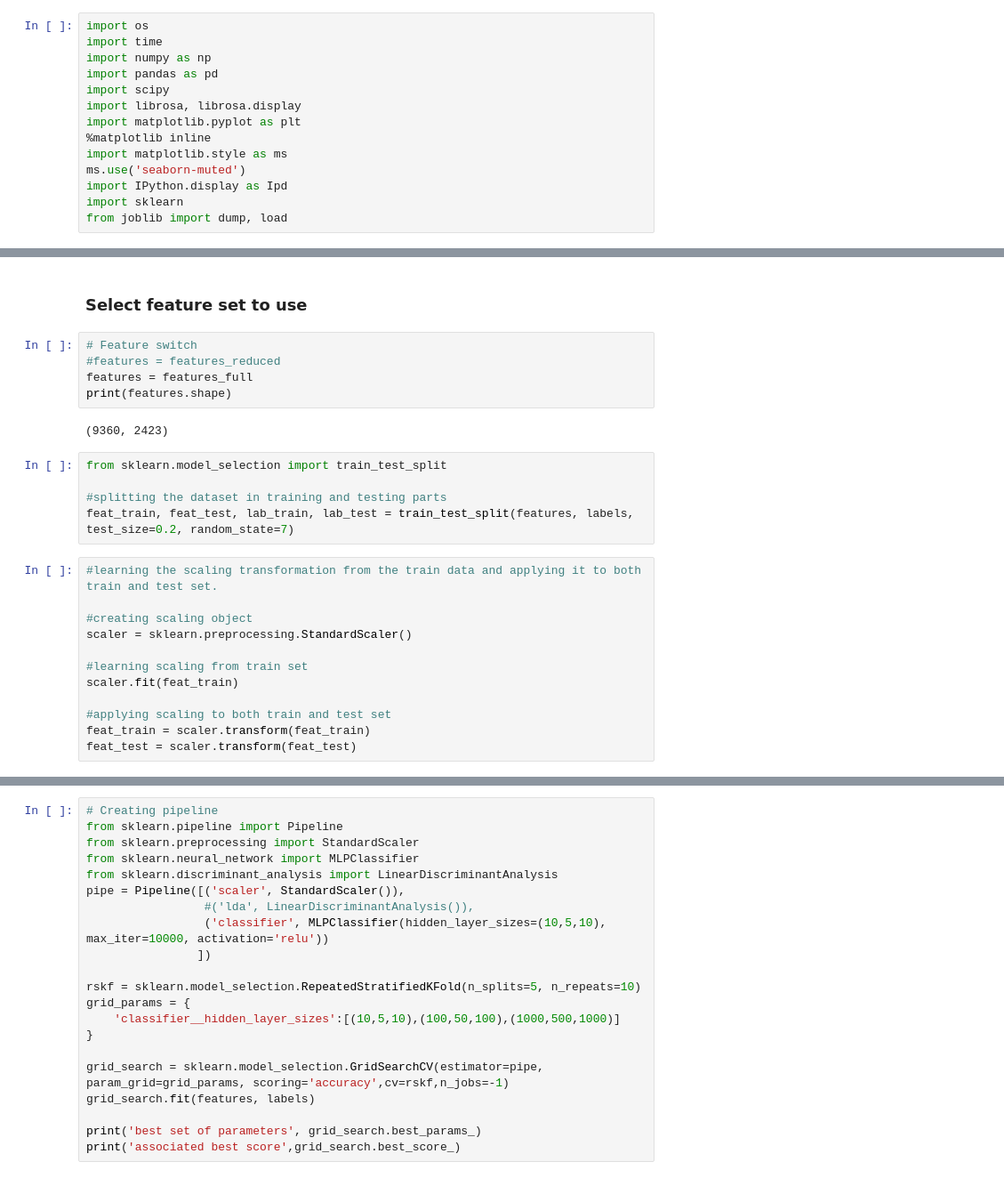
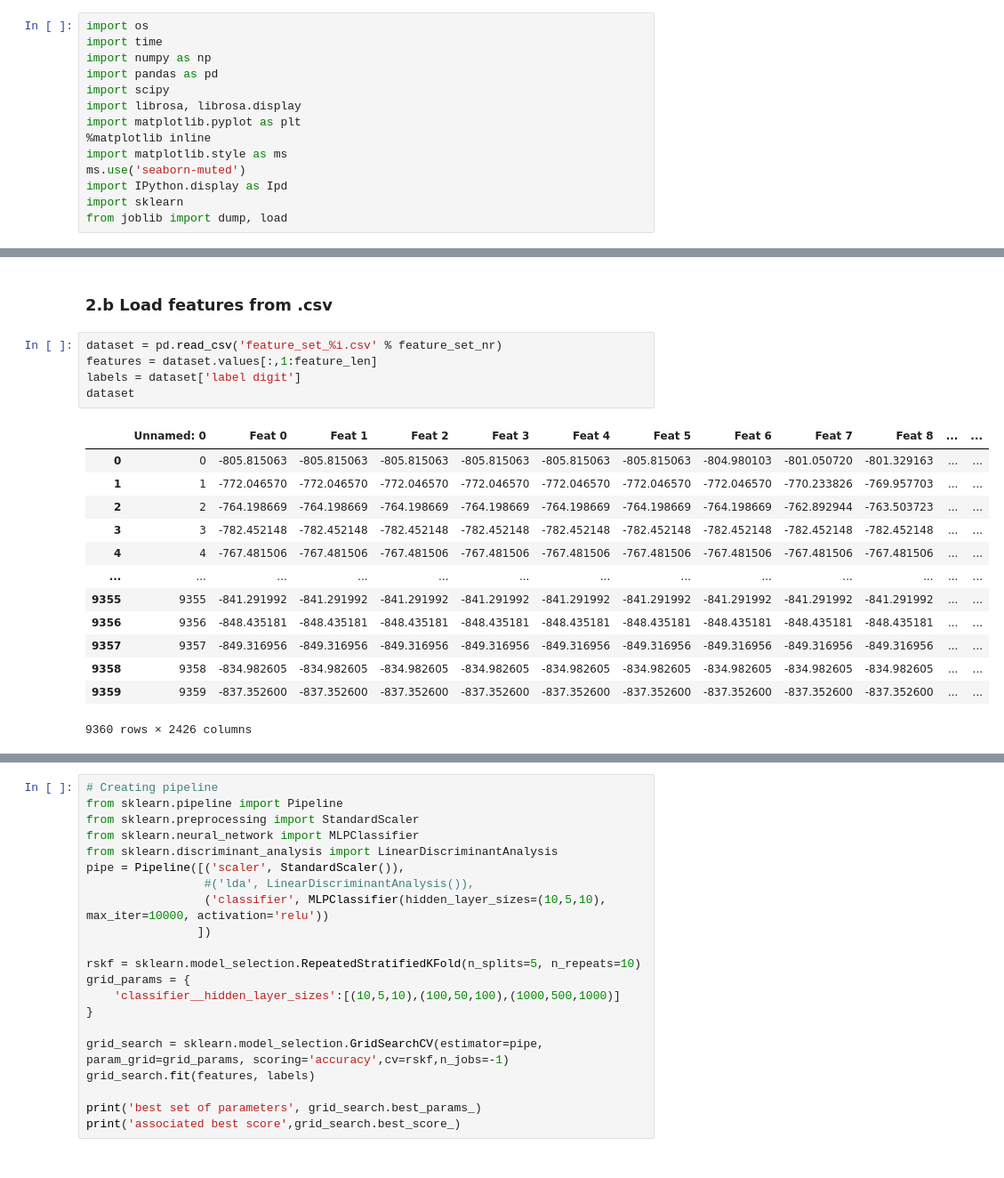
Before and after one commit to VoggLyster/AudioFXClassification, a Jupyter notebook: Project.ipynb, the cells around one changed output, grey strips where cells are left out. Shown at 89% size. Drawn from its saved outputs; the diff is of its cells as text.

```diff
--- a/Project.ipynb
+++ b/Project.ipynb
@@ -262,27 +165,22 @@ dataset
-# %% [markdown]
-### Select feature set to use
-# %%
-# Feature switch
-#features = features_reduced
-features = features_full
-print(features.shape)
-# %% [output]
-(9360, 2423)
-# %%
-from sklearn.model_selection import train_test_split
-
-#splitting the dataset in training and testing parts
-feat_train, feat_test, lab_train, lab_test = train_test_split(features, labels, test_size=0.2, random_state=7)
-# %%
-#learning the scaling transformation from the train data and applying it to both train and test set.
-
-#creating scaling object
-scaler = sklearn.preprocessing.StandardScaler()
-
-#learning scaling from train set
-scaler.fit(feat_train)
-
-#applying scaling to both train and test set
-feat_train = scaler.transform(feat_train)
-feat_test = scaler.transform(feat_test)
+# %% [markdown]
+### 2.b Load features from .csv
+# %%
+dataset = pd.read_csv('feature_set_%i.csv' % feature_set_nr)
+features = dataset.values[:,1:feature_len]
+labels = dataset['label digit']
+dataset
+# %% [output]
+|  | Unnamed: 0 | Feat 0 | Feat 1 | Feat 2 | Feat 3 | Feat 4 | Feat 5 | Feat 6 | Feat 7 | Feat 8 | ... | ... |
+| 0 | 0 | -805.815063 | -805.815063 | -805.815063 | -805.815063 | -805.815063 | -805.815063 | -804.980103 | -801.050720 | -801.329163 | ... | ... |
+| 1 | 1 | -772.046570 | -772.046570 | -772.046570 | -772.046570 | -772.046570 | -772.046570 | -772.046570 | -770.233826 | -769.957703 | ... | ... |
+| 2 | 2 | -764.198669 | -764.198669 | -764.198669 | -764.198669 | -764.198669 | -764.198669 | -764.198669 | -762.892944 | -763.503723 | ... | ... |
+| 3 | 3 | -782.452148 | -782.452148 | -782.452148 | -782.452148 | -782.452148 | -782.452148 | -782.452148 | -782.452148 | -782.452148 | ... | ... |
+| 4 | 4 | -767.481506 | -767.481506 | -767.481506 | -767.481506 | -767.481506 | -767.481506 | -767.481506 | -767.481506 | -767.481506 | ... | ... |
+| ... | ... | ... | ... | ... | ... | ... | ... | ... | ... | ... | ... | ... |
+| 9355 | 9355 | -841.291992 | -841.291992 | -841.291992 | -841.291992 | -841.291992 | -841.291992 | -841.291992 | -841.291992 | -841.291992 | ... | ... |
+| 9356 | 9356 | -848.435181 | -848.435181 | -848.435181 | -848.435181 | -848.435181 | -848.435181 | -848.435181 | -848.435181 | -848.435181 | ... | ... |
+| 9357 | 9357 | -849.316956 | -849.316956 | -849.316956 | -849.316956 | -849.316956 | -849.316956 | -849.316956 | -849.316956 | -849.316956 | ... | ... |
+| 9358 | 9358 | -834.982605 | -834.982605 | -834.982605 | -834.982605 | -834.982605 | -834.982605 | -834.982605 | -834.982605 | -834.982605 | ... | ... |
+| 9359 | 9359 | -837.352600 | -837.352600 | -837.352600 | -837.352600 | -837.352600 | -837.352600 | -837.352600 | -837.352600 | -837.352600 | ... | ... |
+9360 rows × 2426 columns
 # %% [markdown]
```
Also changed, not shown: parts of 59 cells of this notebook.
